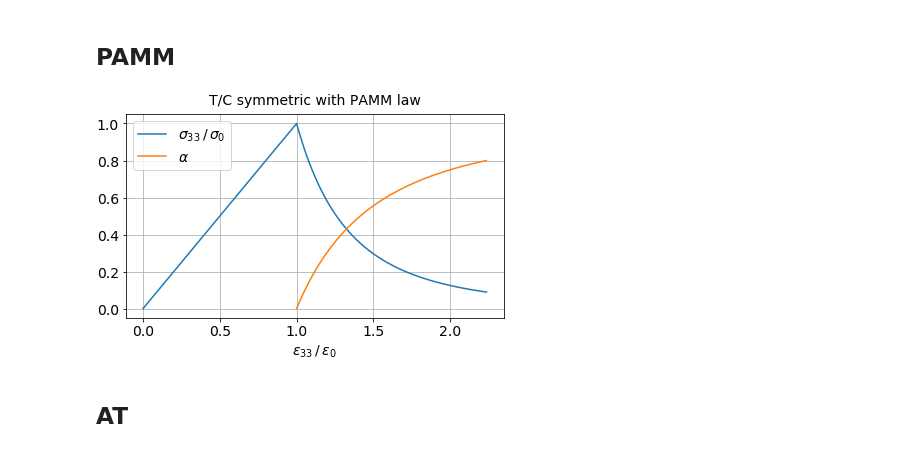
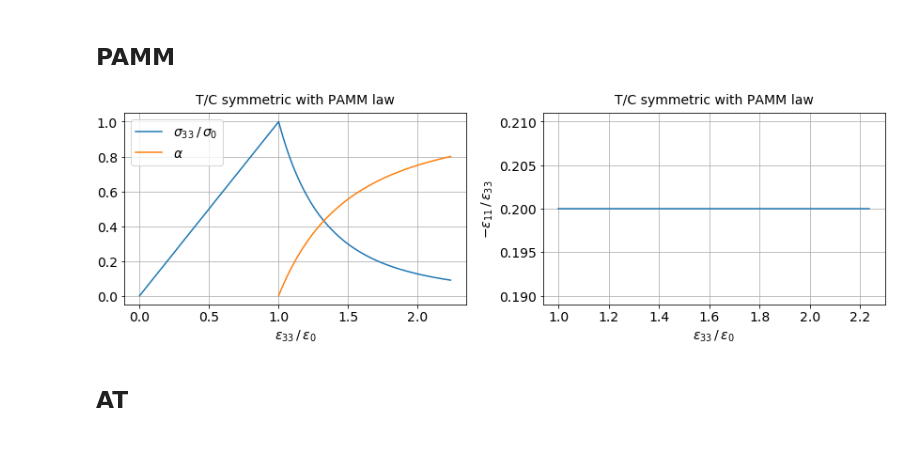
Before and after one commit to Radhi93/uniaxial-gradient-damage, a Jupyter notebook: Uniaxial Gradient Damage.ipynb, the cells around one changed output. Drawn from its saved outputs; the diff is of its cells as text; code cells hidden in the pictures.

Commit message:
add effective Poisson

```diff
--- a/Uniaxial Gradient Damage.ipynb
+++ b/Uniaxial Gradient Damage.ipynb
@@ -53,9 +53,12 @@ class UniaxialTractionGradientDamage():
 
         # Symbolic computation
         self._solve_eps11_as_33()  # ensure that sig11 = sig22 = 0
-        self._solve_eps33()  # satisfy damage criterion
-        self._solve_eps11()
-        self._solve_sig33()
+        try:
+            self._solve_eps33()  # satisfy damage criterion
+            self._solve_eps11()
+            self._solve_sig33()
+        except Exception:
+            pass
 
     def a(self):
         """
@@ -85,10 +88,17 @@ class UniaxialTractionGradientDamage():
 
     def linear_elastic(self, eps):
         """
-        Linear elastic law
+        Linear Hooke's law
         """
 
         return simplify(self.lmbda * trace(eps) * eye(3) + 2 * self.mu * eps)
+
+    def Hooke_inverse(self, sig):
+        """
+        Inverse Hooke's law
+        """
+        return simplify(-self.lmbda / (2 * self.mu * (3 * self.lmbda + 2 * self.mu)) * trace(sig) * eye(3)
+                        + 1 / (2 * self.mu) * sig)
 
     def epspos(self):
         """
@@ -219,17 +229,28 @@ class UniaxialTractionGradientDamage():
     def plot(self, alpha_array, nu=0, title=""):
         """
         Plot alpha and sig33 as a function of eps33
+        and the effective Poisson ratio
         """
 
         eps33, eps11, sig33 = self.compute(alpha_array, nu)
 
+        eps11 = np.hstack([np.array([0]), eps11])
         eps33 = np.hstack([np.array([0]), eps33])
         sig33 = np.hstack([np.array([0]), sig33])
 
+        plt.figure(figsize=(12, 4))
+        plt.subplot(1, 2, 1)
         plt.plot(eps33, sig33, label=r"$\sigma_{33}\,/\,\sigma_0$")
         plt.plot(eps33[1:], alpha_array, label=r"$\alpha$")
         plt.xlabel(r"$\varepsilon_{33}\,/\,\varepsilon_0$")
         plt.legend()
+        plt.title(title).set_y(1.02)
+        plt.grid()
+
+        plt.subplot(1, 2, 2)
+        plt.plot(eps33[1:], -eps11[1:] / eps33[1:])
+        plt.xlabel(r"$\varepsilon_{33}\,/\,\varepsilon_0$")
+        plt.ylabel(r"$-\varepsilon_{11}\,/\,\varepsilon_{33}$")
         plt.title(title).set_y(1.02)
         plt.grid()
         plt.tight_layout()
@@ -295,9 +316,9 @@ class UniaxialTractionGradientDamage():
 # %%
 PAMM = UniaxialTractionGradientDamage("PAMM", "Traction")
 PAMM.set_eps0_sig0(alpha=0)
-PAMM.plot(alpha_array=np.linspace(0, 0.8, 100), title="T/C symmetric with PAMM law")
+PAMM.plot(alpha_array=np.linspace(0, 0.8, 100), nu=0.2, title="T/C symmetric with PAMM law")
 # %% [output]
-[figure, old version]
+[figure, new version]
 # %% [markdown]
 ## AT
 # %%
```
Also changed, not shown: parts of 9 cells of this notebook.
